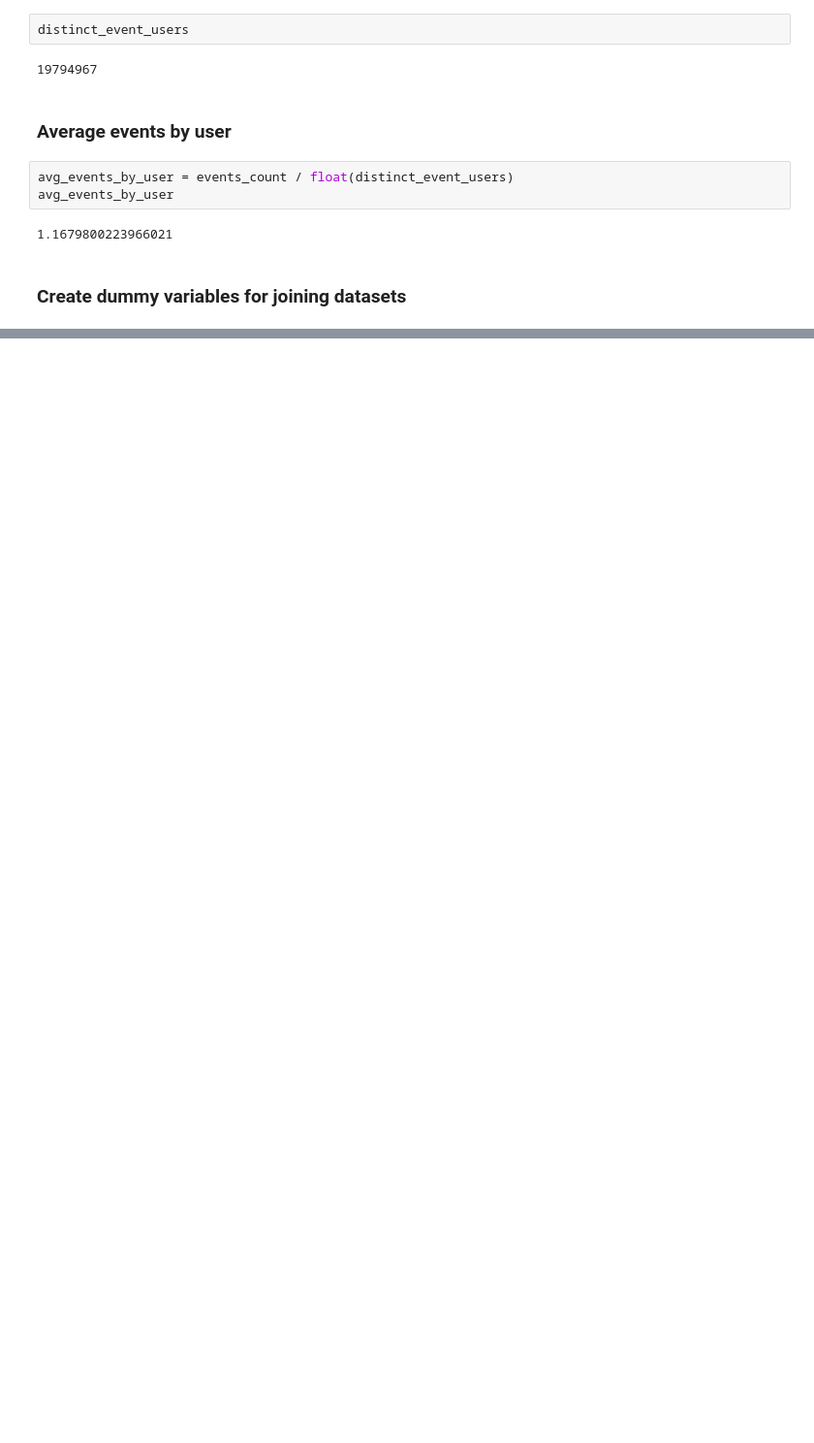
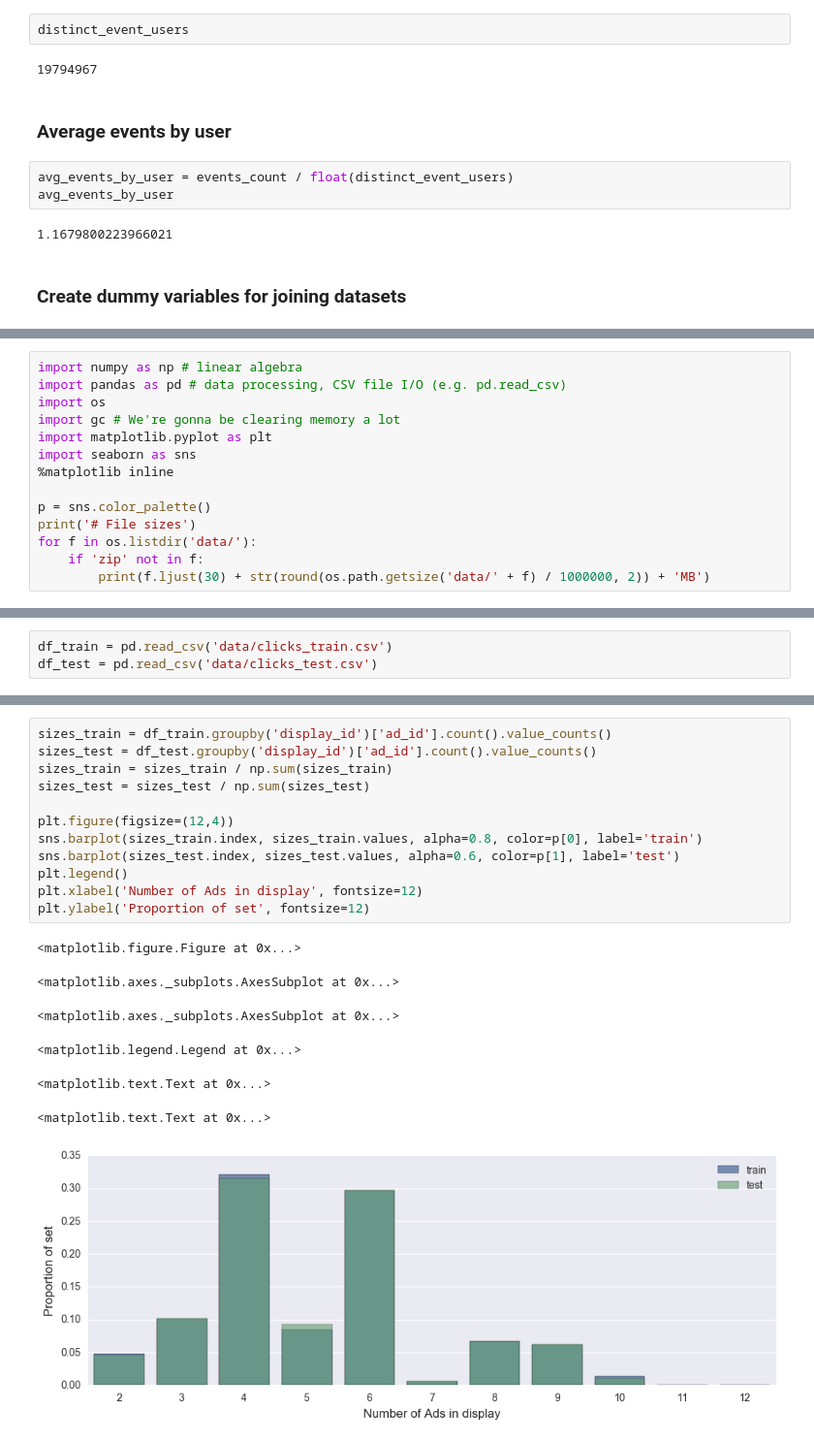
Before and after one commit to emptyr1/OutBrainClickPrediction, a Jupyter notebook: Ad_analysis.ipynb, the cells around one changed output, grey strips where cells are left out. Shown at 97% size. Drawn from its saved outputs; the diff is of its cells as text; blank space fills up the shorter version.

```diff
--- a/Ad_analysis.ipynb
+++ b/Ad_analysis.ipynb
@@ -356,0 +559,14 @@ avg_events_by_user
+# %%
+import numpy as np # linear algebra
+import pandas as pd # data processing, CSV file I/O (e.g. pd.read_csv)
+import os
+import gc # We're gonna be clearing memory a lot
+import matplotlib.pyplot as plt
+import seaborn as sns
+%matplotlib inline
+
+p = sns.color_palette()
+print('# File sizes')
+for f in os.listdir('data/'):
+    if 'zip' not in f:
+        print(f.ljust(30) + str(round(os.path.getsize('data/' + f) / 1000000, 2)) + 'MB')
@@ -356,0 +586,3 @@ avg_events_by_user
+# %%
+df_train = pd.read_csv('data/clicks_train.csv')
+df_test = pd.read_csv('data/clicks_test.csv')
@@ -356,0 +619,20 @@ avg_events_by_user
+# %%
+sizes_train = df_train.groupby('display_id')['ad_id'].count().value_counts()
+sizes_test = df_test.groupby('display_id')['ad_id'].count().value_counts()
+sizes_train = sizes_train / np.sum(sizes_train)
+sizes_test = sizes_test / np.sum(sizes_test)
+
+plt.figure(figsize=(12,4))
+sns.barplot(sizes_train.index, sizes_train.values, alpha=0.8, color=p[0], label='train')
+sns.barplot(sizes_test.index, sizes_test.values, alpha=0.6, color=p[1], label='test')
+plt.legend()
+plt.xlabel('Number of Ads in display', fontsize=12)
+plt.ylabel('Proportion of set', fontsize=12)
+# %% [output]
+<matplotlib.figure.Figure at 0x...>
+<matplotlib.axes._subplots.AxesSubplot at 0x...>
+<matplotlib.axes._subplots.AxesSubplot at 0x...>
+<matplotlib.legend.Legend at 0x...>
+<matplotlib.text.Text at 0x...>
+<matplotlib.text.Text at 0x...>
+[figure, added]
```
Also changed, not shown: parts of 81 cells of this notebook, 2 other files.
